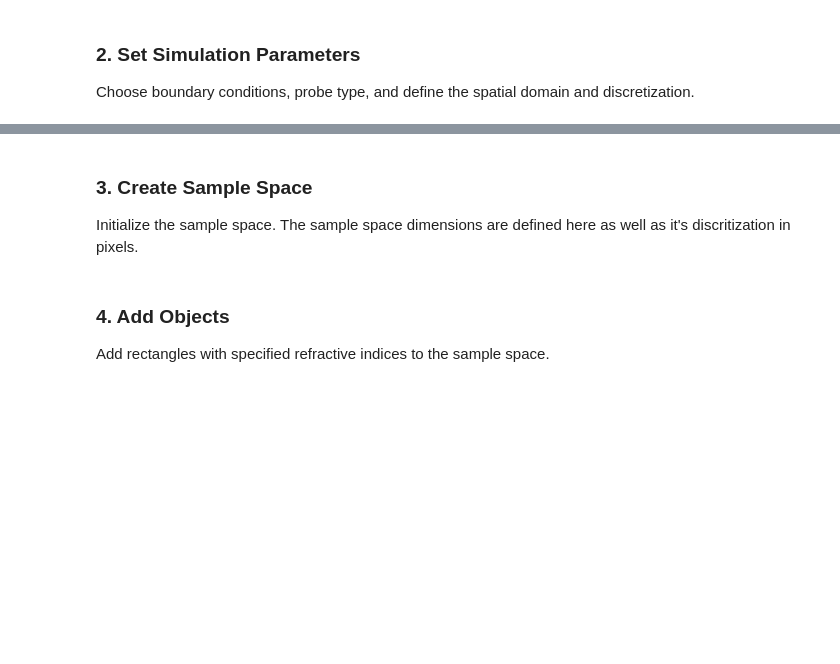
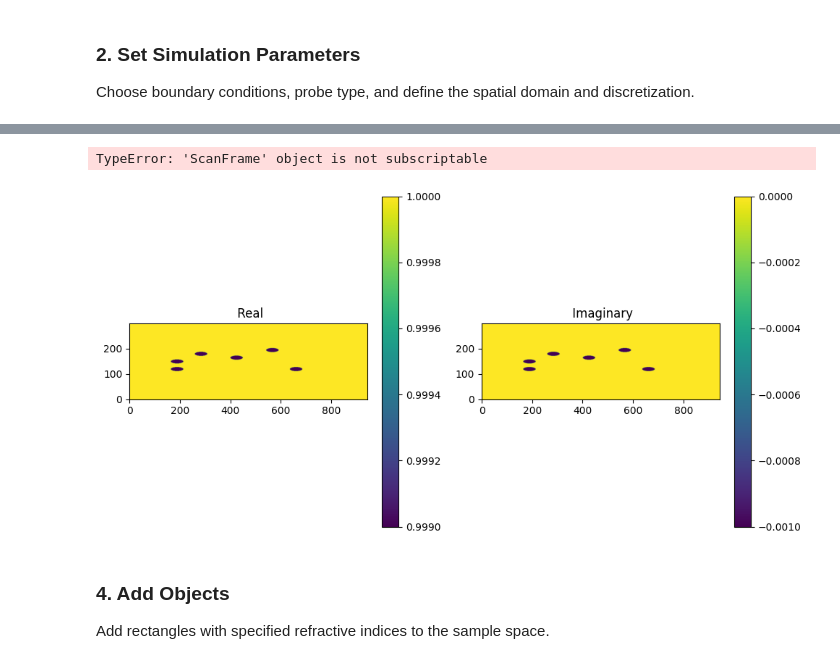
Before and after one commit to bryceshirley/thick_ptycho, a Jupyter notebook: notebooks/4_forward_model_2d.ipynb, the cells around one changed output, grey strips where cells are left out. Drawn from its saved outputs; the diff is of its cells as text; code cells hidden in the pictures; blank space fills up the shorter version.

```diff
--- a/notebooks/4_forward_model_2d.ipynb
+++ b/notebooks/4_forward_model_2d.ipynb
@@ -29,6 +32,9 @@ import numpy as np
 Choose boundary conditions, probe type, and define the spatial domain and discretization.
 # %%
 # --- Physical constants ---
+from matplotlib.pyplot import imshow
+
+
 wavelength = 0.635e-6        # meters (0.635 μm)
 k0 = 2 * np.pi / wavelength  # wavenumber [1/m]
 
@@ -47,7 +53,6 @@ continuous_dimensions = (xlims, zlims)
 z_range = zlims[1] - zlims[0]
 dz = wavelength / 2
 nz = int(z_range / dz)
-print(f"{nz=}")
 
 nx = 300
 discrete_dimensions = (nx, nz)
@@ -56,8 +61,8 @@ discrete_dimensions = (nx, nz)
 probe_dimensions = (64,)
 probe_diameter = int(0.4 * min(probe_dimensions))
 probe_focus = -1e-5                     # focal length [m]
-probe_angle_list = [0.0]                # single on-axis probe
-scan_points = (3, 3)                    # 3x3 scan grid
+probe_angles = (0.0,)                # single on-axis probe
+scan_points = 3
 step_size = 20.0                        # pixels between scans
 
 # --- Enumerated configuration types ---
@@ -76,15 +81,43 @@ config = SimulationConfig(
     wave_number=k0,
     probe_diameter=probe_diameter,
     probe_focus=probe_focus,
-    probe_angle_list=probe_angle_list,
+    probe_angles=probe_angles,
     tomographic_projection_90_degree=False,
     thin_sample=False,
     n_medium=n_medium,
     results_dir="./results",
-    use_logging=True,
-    verbose=True
+    use_logging=True
 )
 
-# Optional: print or inspect the full configuration
-print(config)
+# --- Create the simulation space ---
+simulation_space = create_simulation_space(config)
+simulation_space.summarize()
+
+# --- Create a Simultated Ptycho Object ---
+ptycho_object = create_ptycho_object(simulation_space)
+
+# Add 6 spheres of varying positions
+gaussian_blur = 0.5
+common_side_length = 0.05 # Portion of x-length
+common_depth = 0.05  # Portion of z-length
+
+# Add 6 spheres of varying positions
+ptycho_object.add_object('circle', refractive_index_perturbation, side_length=common_side_length,
+                        centre=(0.5, 0.2), depth=common_depth, gaussian_blur=gaussian_blur)
+ptycho_object.add_object('circle', refractive_index_perturbation, side_length=common_side_length,
+                        centre=(0.4, 0.2), depth=common_depth, gaussian_blur=gaussian_blur)
+ptycho_object.add_object('circle', refractive_index_perturbation, side_length=common_side_length,
+                        centre=(0.65, 0.6), depth=common_depth, gaussian_blur=gaussian_blur)
+ptycho_object.add_object('circle', refractive_index_perturbation, side_length=common_side_length,
+                        centre=(0.4, 0.7), depth=common_depth, gaussian_blur=gaussian_blur)
+ptycho_object.add_object('circle', refractive_index_perturbation, side_length=common_side_length,
+                        centre=(0.55, 0.45), depth=common_depth, gaussian_blur=gaussian_blur)
+ptycho_object.add_object('circle', refractive_index_perturbation, side_length=common_side_length,
+                        centre=(0.6, 0.3), depth=common_depth, gaussian_blur=gaussian_blur)
+ptycho_object.build_field()
+
+simulation_space.viewer.plot_two_panels(ptycho_object.n_true,view="real_imag")
+
+# --- Create a set of Simulated Ptycho Probes ---
+ptycho_probes = create_ptycho_probes(simulation_space)
 # %% [output]
@@ -99,5 +133,2 @@ nz=944
+TypeError: 'ScanFrame' object is not subscriptable
+[figure, added]
-# %% [markdown]
-### 3. Create Sample Space
-
-Initialize the sample space. The sample space dimensions are defined here as well
-as it's discritization in pixels.
```
Also changed, not shown: parts of 6 cells of this notebook, 29 other files.
